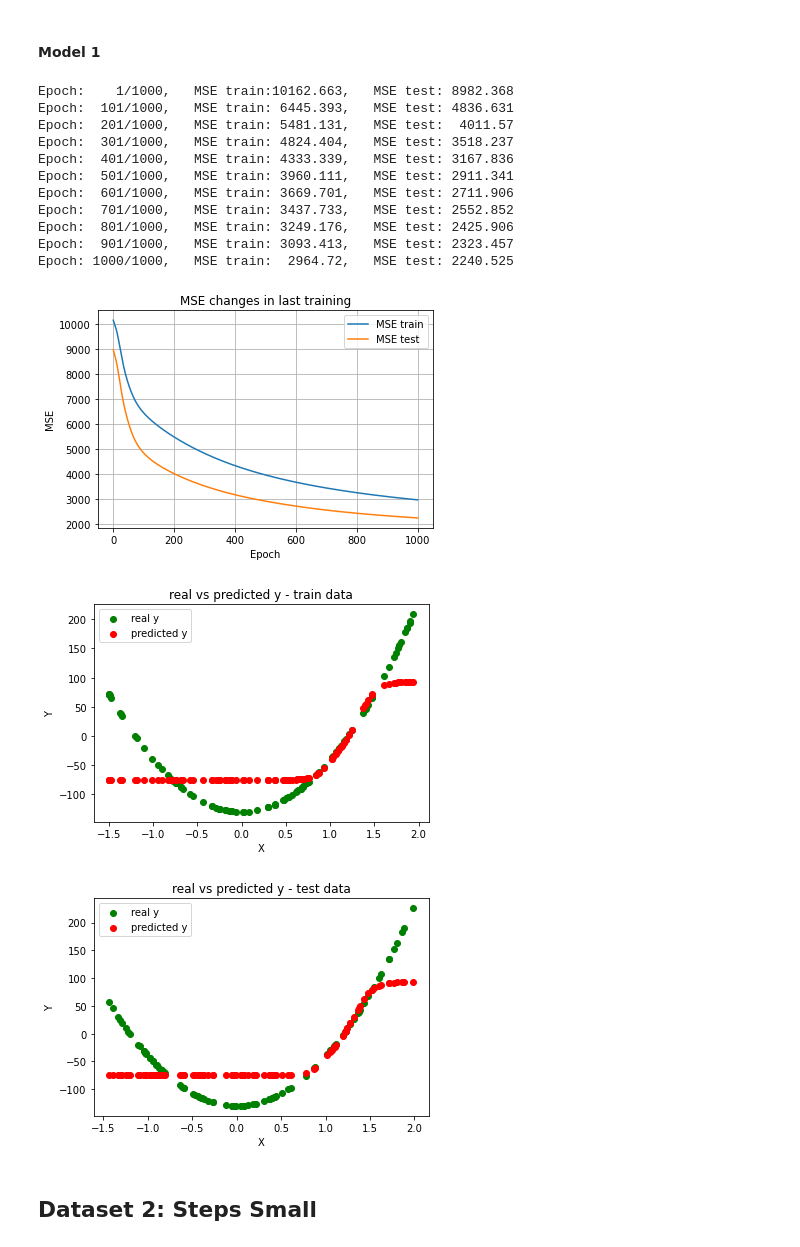
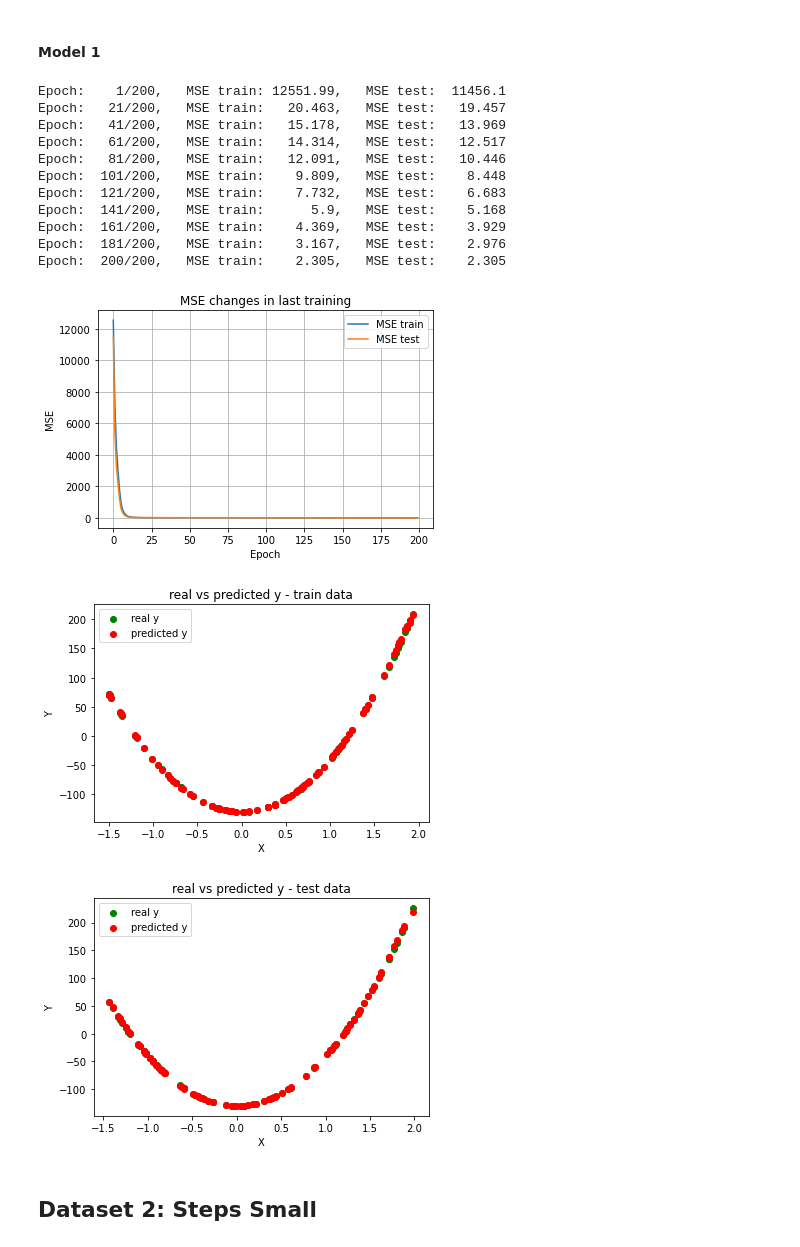
Before and after one commit to mstaczek/miowad, a Jupyter notebook: lab2.ipynb, the cells around one changed output. Drawn from its saved outputs; the diff is of its cells as text; code cells hidden in the pictures.

```diff
--- a/lab2.ipynb
+++ b/lab2.ipynb
@@ -62,44 +61,44 @@ Unnamed: 0
 # %% [markdown]
 #### Model 1
 # %%
-net1 = NeuralNetwork(weights_randomizer='normal')
+net1 = NeuralNetwork(weights_randomizer='uniform')
 net1.add(Layer(neurons_count=1, add_bias=True))
-net1.add(Layer(neurons_count=3, activation_fun="sigmoid", add_bias=True))
+net1.add(Layer(neurons_count=100, activation_fun="sigmoid", add_bias=True))
 net1.add(Layer(neurons_count=1, activation_fun="linear", add_bias=False))
 # %%
-net1.train(x_train, y_train,x_test,y_test, epochs=1000, learning_rate=0.0003, batch_size=3)
+net1.train(x_train, y_train,x_test,y_test, epochs=200, learning_rate=0.003, batch_size=1)
 net1.plot_training_history()
 import matplotlib.pyplot as plt
 plt.scatter(x_train, y_train, color="green",label="real y")
 plt.scatter(x_train, net1.predict(x_train), color="red",label="predicted y")
 plt.legend()
 plt.xlabel("X")
 plt.ylabel("Y")
 plt.title("real vs predicted y - train data")
 plt.show()
 
 plt.scatter(x_test, y_test, color="green",label="real y")
 plt.scatter(x_test, net1.predict(x_test), color="red",label="predicted y")
 plt.legend()
 plt.xlabel("X")
 plt.ylabel("Y")
 plt.title("real vs predicted y - test data")
 plt.show()
 # %% [output]
-Epoch:    1/1000,   MSE train:10162.663,   MSE test: 8982.368
-Epoch:  101/1000,   MSE train: 6445.393,   MSE test: 4836.631
-Epoch:  201/1000,   MSE train: 5481.131,   MSE test:  4011.57
-Epoch:  301/1000,   MSE train: 4824.404,   MSE test: 3518.237
-Epoch:  401/1000,   MSE train: 4333.339,   MSE test: 3167.836
-Epoch:  501/1000,   MSE train: 3960.111,   MSE test: 2911.341
-Epoch:  601/1000,   MSE train: 3669.701,   MSE test: 2711.906
-Epoch:  701/1000,   MSE train: 3437.733,   MSE test: 2552.852
-Epoch:  801/1000,   MSE train: 3249.176,   MSE test: 2425.906
-Epoch:  901/1000,   MSE train: 3093.413,   MSE test: 2323.457
-Epoch: 1000/1000,   MSE train:  2964.72,   MSE test: 2240.525
+Epoch:    1/200,   MSE train: 12551.99,   MSE test:  11456.1
+Epoch:   21/200,   MSE train:   20.463,   MSE test:   19.457
+Epoch:   41/200,   MSE train:   15.178,   MSE test:   13.969
+Epoch:   61/200,   MSE train:   14.314,   MSE test:   12.517
+Epoch:   81/200,   MSE train:   12.091,   MSE test:   10.446
+Epoch:  101/200,   MSE train:    9.809,   MSE test:    8.448
+Epoch:  121/200,   MSE train:    7.732,   MSE test:    6.683
+Epoch:  141/200,   MSE train:      5.9,   MSE test:    5.168
+Epoch:  161/200,   MSE train:    4.369,   MSE test:    3.929
+Epoch:  181/200,   MSE train:    3.167,   MSE test:    2.976
+Epoch:  200/200,   MSE train:    2.305,   MSE test:    2.305
-[figure, old version]
+[figure, new version]
-[figure, old version]
+[figure, new version]
-[figure, old version]
+[figure, new version]
 # %% [markdown]
 ## Dataset 2: Steps Small
 # %%
```
Also changed, not shown: parts of 5 cells of this notebook.
